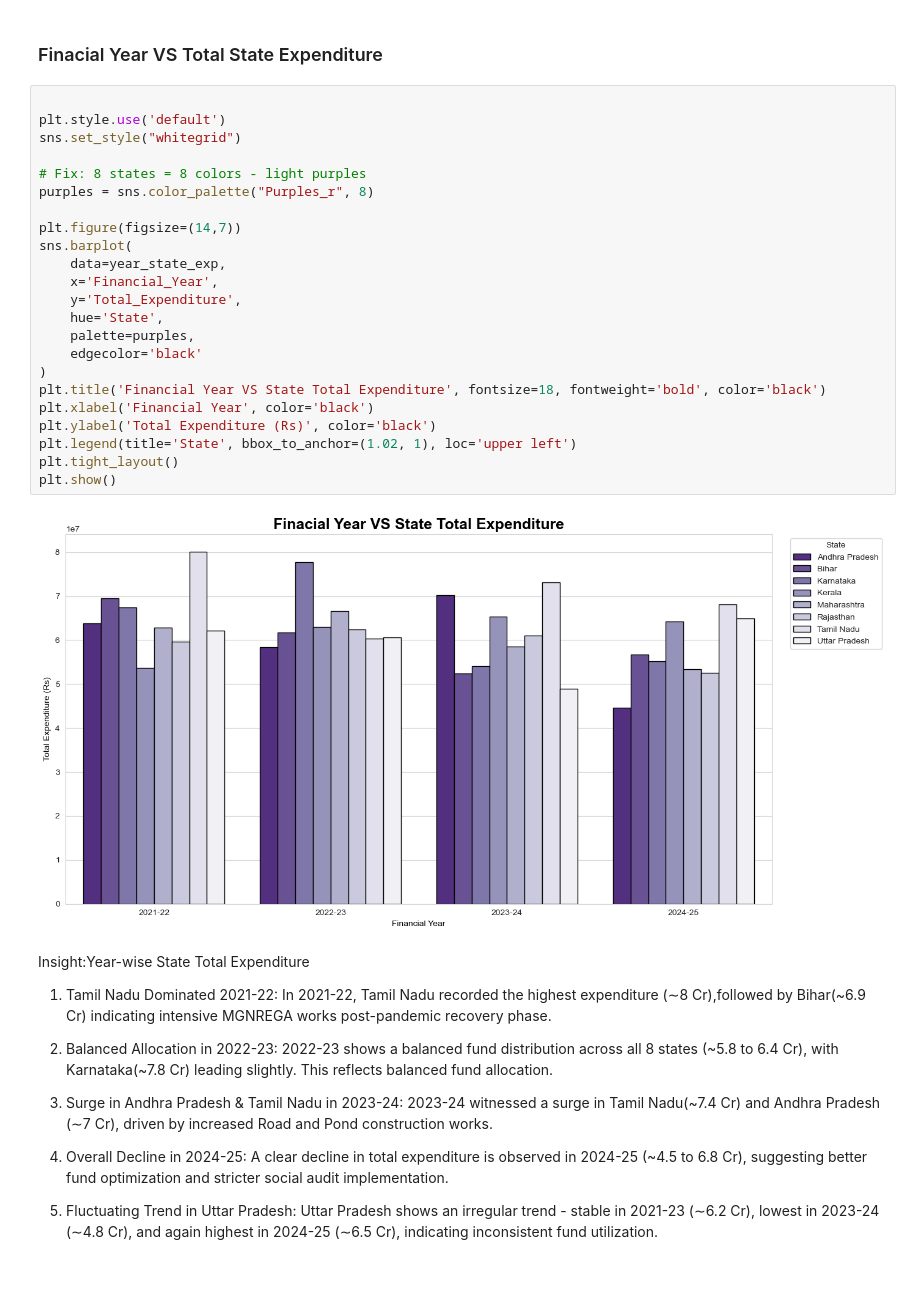
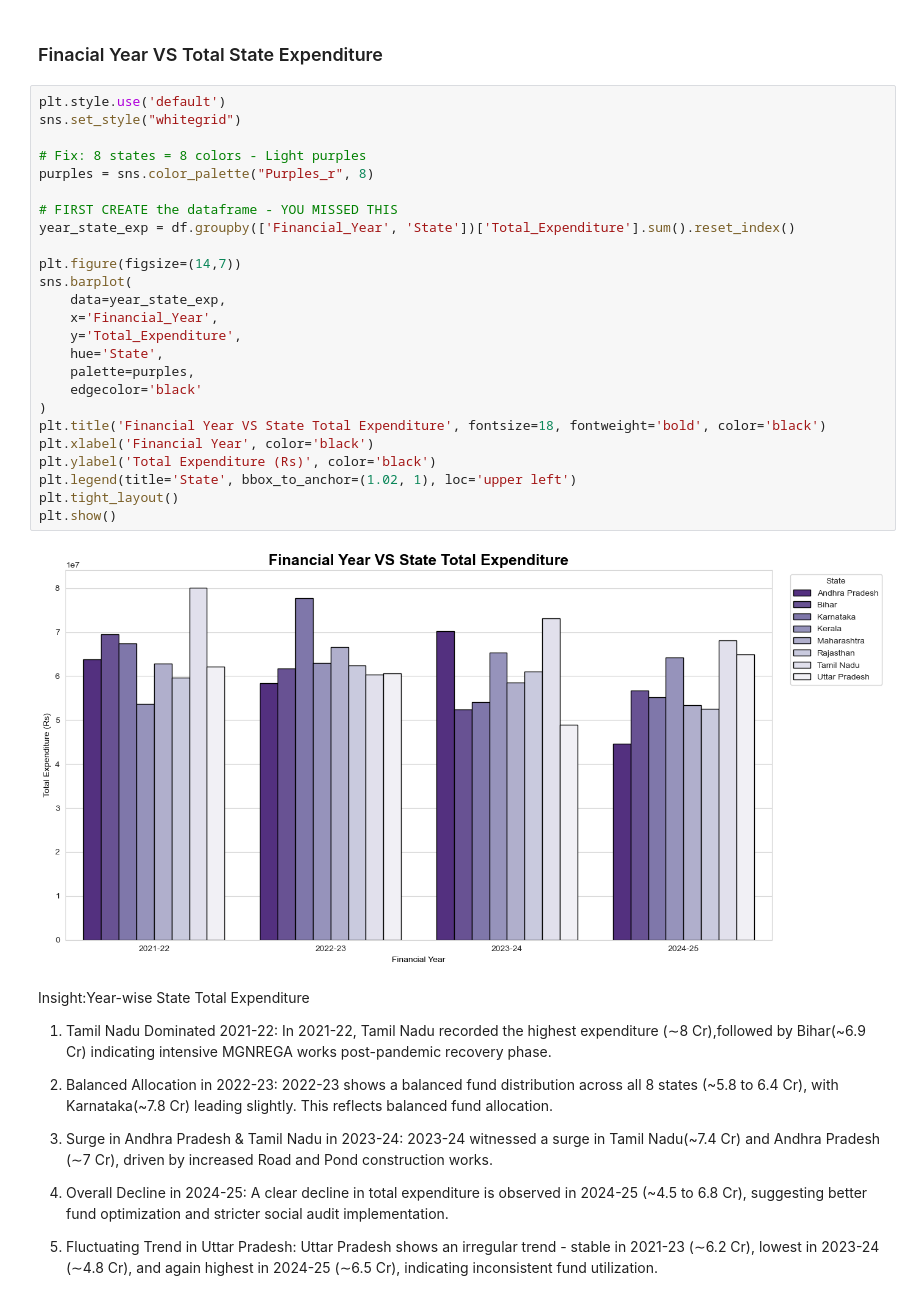
Before and after one commit to neethuravindran7/Social-Audit-Dataset-Analysis-using-Python, a Jupyter notebook: SocialAudit.ipynb, the cells around one changed output. Drawn from its saved outputs; the diff is of its cells as text.

```diff
--- a/SocialAudit.ipynb
+++ b/SocialAudit.ipynb
@@ -863,31 +863,33 @@ print(work_material.head(1))
   #### road construction needs cement, gravel, bitumen, steel - so material component is very high compared to other works. Toilet construction is lower because it is small-scale structure and less materials needed.
 # %% [markdown]
 ### Finacial Year VS Total  State Expenditure
-# %%
-
-plt.style.use('default')
-sns.set_style("whitegrid")
-
-# Fix: 8 states = 8 colors - light purples
-purples = sns.color_palette("Purples_r", 8)
-
-plt.figure(figsize=(14,7))
-sns.barplot(
-    data=year_state_exp,
-    x='Financial_Year',
-    y='Total_Expenditure',
-    hue='State',
-    palette=purples,
-    edgecolor='black'
-)
-plt.title('Financial Year VS State Total Expenditure', fontsize=18, fontweight='bold', color='black')
-plt.xlabel('Financial Year', color='black')
-plt.ylabel('Total Expenditure (Rs)', color='black')
-plt.legend(title='State', bbox_to_anchor=(1.02, 1), loc='upper left')
-plt.tight_layout()
-plt.show()
-# %% [output]
-[figure, removed]
+# %%
+plt.style.use('default')
+sns.set_style("whitegrid")
+
+# Fix: 8 states = 8 colors - Light purples
+purples = sns.color_palette("Purples_r", 8)
+
+# FIRST CREATE the dataframe - YOU MISSED THIS
+year_state_exp = df.groupby(['Financial_Year', 'State'])['Total_Expenditure'].sum().reset_index()
+
+plt.figure(figsize=(14,7))
+sns.barplot(
+    data=year_state_exp,
+    x='Financial_Year',
+    y='Total_Expenditure',
+    hue='State',
+    palette=purples,
+    edgecolor='black'
+)
+plt.title('Financial Year VS State Total Expenditure', fontsize=18, fontweight='bold', color='black')
+plt.xlabel('Financial Year', color='black')
+plt.ylabel('Total Expenditure (Rs)', color='black')
+plt.legend(title='State', bbox_to_anchor=(1.02, 1), loc='upper left')
+plt.tight_layout()
+plt.show()
+# %% [output]
+[figure, added]
 # %% [markdown]
 Insight:Year-wise State Total Expenditure
 
```
Also changed, not shown: parts of 15 cells of this notebook.
